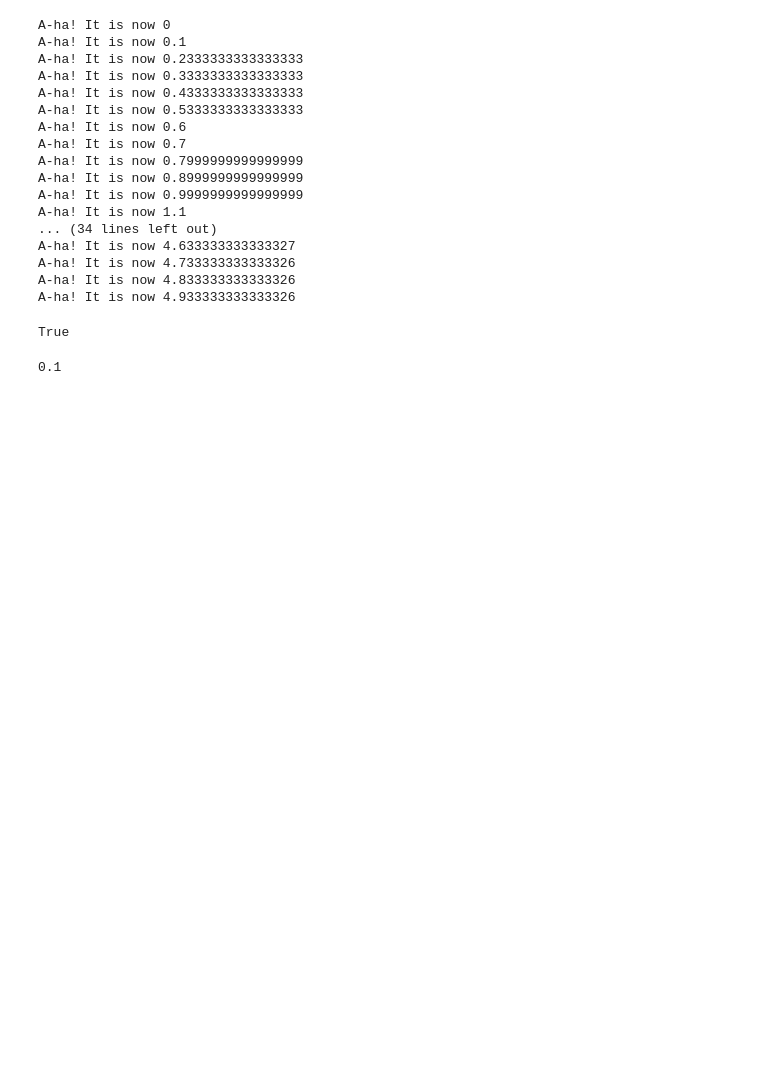
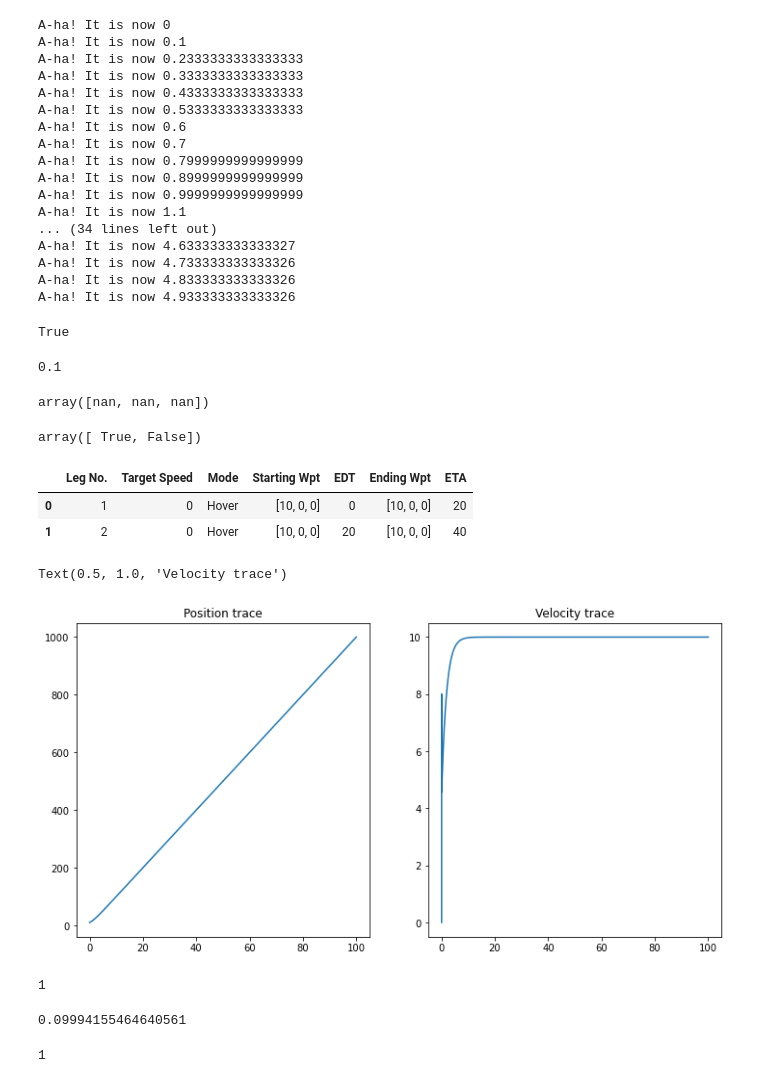
Before and after one commit to zhihaoquek/AAM_Sim, a Jupyter notebook: Debug and Develop.ipynb, the cells around one changed output. Saved outputs shown, nothing was run; the diff lists cells and outputs as text; code cells hidden in the pictures; blank space fills up the shorter version.

```diff
--- a/Debug and Develop.ipynb
+++ b/Debug and Develop.ipynb
@@ -48,3 +48,41 @@ True
 TA1.next_update_time
 # %% [output]
 0.1
+# %%
+import numpy as np
+import pandas as pd
+
+test = np.empty(3)
+test[:] = np.NaN
+test
+# %% [output]
+array([nan, nan, nan])
+# %%
+np.array([None, 1])==None
+# %% [output]
+array([ True, False])
+# %%
+class FlightPlan(object):
+    def __init__(self,
+                 leg_num,
+                 leg_spd,
+                 mode,
+                 wpt_start, wpt_start_time,
+                 wpt_end, wpt_end_time):
+        self.plan = pd.DataFrame({'Leg No.':leg_num, 'Target Speed':leg_spd, 'Mode':mode,
+                                  'Starting Wpt':wpt_start, 'EDT':wpt_start_time,
+                                  'Ending Wpt':wpt_end, 'ETA':wpt_end_time})
+
+# testplan = FlightPlan([1,2,3,4], [5,5,5,5], ['Direct', 'Direct', 'Direct', 'Direct'],
+#                      [[0,10,0],[50,0,0],[50,50,0],[70,70,20]],[np.NaN, np.NaN, np.NaN, np.NaN],
+#                      [[50,0,0],[50,50,0],[70,70,20],[0,0,0]],[np.NaN, np.NaN, np.NaN, np.NaN] )
+
+testplan = FlightPlan([1,2], [0, 0], ['Hover','Hover'],
+                     [[10,0,0],[10,0,0]],[0, 20],
+                     [[10,0,0],[10,0,0]],[20, 40])
+
+testplan.plan
+# %% [output]
+|  | Leg No. | Target Speed | Mode | Starting Wpt | EDT | Ending Wpt | ETA |
+| 0 | 1 | 0 | Hover | [10, 0, 0] | 0 | [10, 0, 0] | 20 |
+| 1 | 2 | 0 | Hover | [10, 0, 0] | 20 | [10, 0, 0] | 40 |
@@ -50,0 +137,34 @@ TA1.next_update_time
+# %%
+import matplotlib.pyplot as plt
+
+fig, ax = plt.subplots(ncols=2, figsize=(12,6))
+
+ax[0].plot(time_list, x_list)
+ax[0].set_title('Position trace')
+
+ax[1].plot(time_list, x_dot_list)
+ax[1].set_title('Velocity trace')
+# %% [output]
+Text(0.5, 1.0, 'Velocity trace')
+[figure, added]
+# %%
+import pandas as pd
+
+df = pd.DataFrame({'a':[1 ,2], 'b':[3, 4]})
+df.iloc[0]['a']
+# %% [output]
+1
+# %%
+from math import comb
+
+numerator = comb(57, 20) * comb(37, 20) * 3
+
+denominator = comb(60, 20) * comb(40, 20)
+
+print(numerator/denominator)
+# %% [output]
+0.09994155464640561
+# %%
+comb(3,3)
+# %% [output]
+1
```
Also changed, not shown: parts of 9 cells of this notebook, 6 other files.
